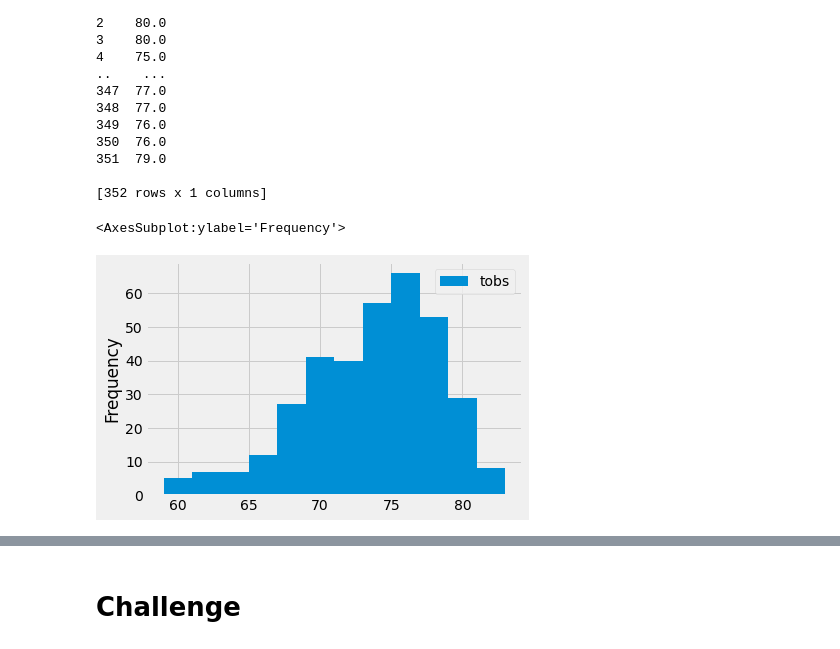
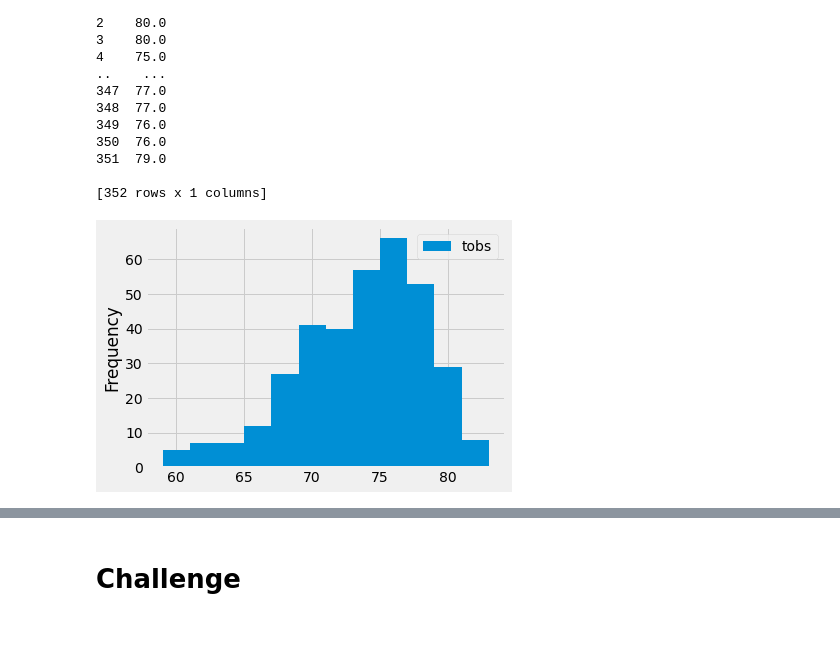
Before and after one commit to hastyjr/surfs_up, a Jupyter notebook: climate_analysis.ipynb, the cells around one changed output, grey strips where cells are left out. Saved outputs shown, nothing was run; the diff lists cells and outputs as text; code cells hidden in the pictures.

```diff
--- a/climate_analysis.ipynb
+++ b/climate_analysis.ipynb
@@ -170,6 +170,6 @@ print(df)
 # %%
 ## create a histogram with the plot() and hist() funtions to add the number of bins as a paramater
 df.plot.hist(bins=12)
+plt.tight_layout()
 # %% [output]
-<AxesSubplot:ylabel='Frequency'>
-[figure, old version]
+[figure, new version]
```
Also changed, not shown: parts of 1 cell of this notebook, 1 other file.
